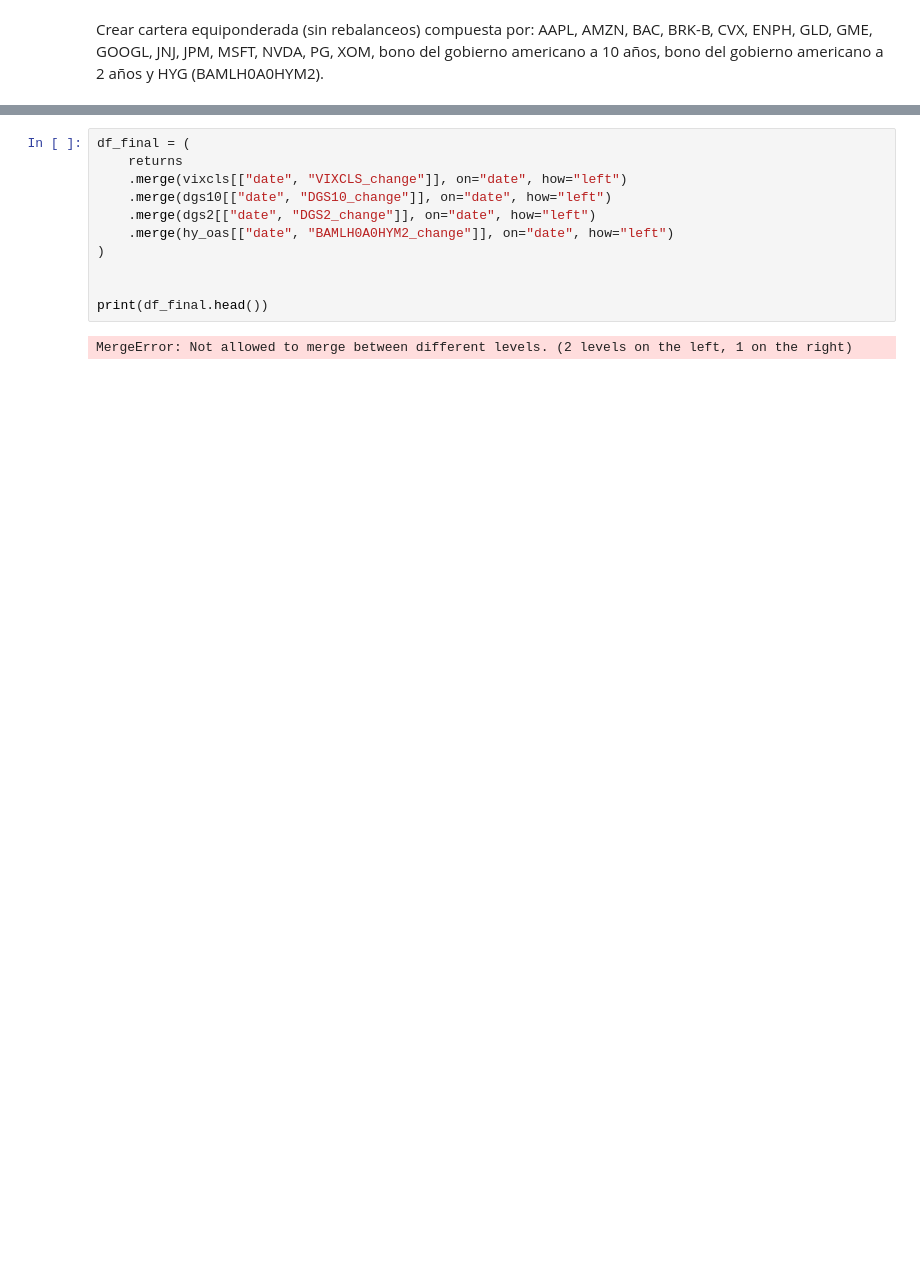
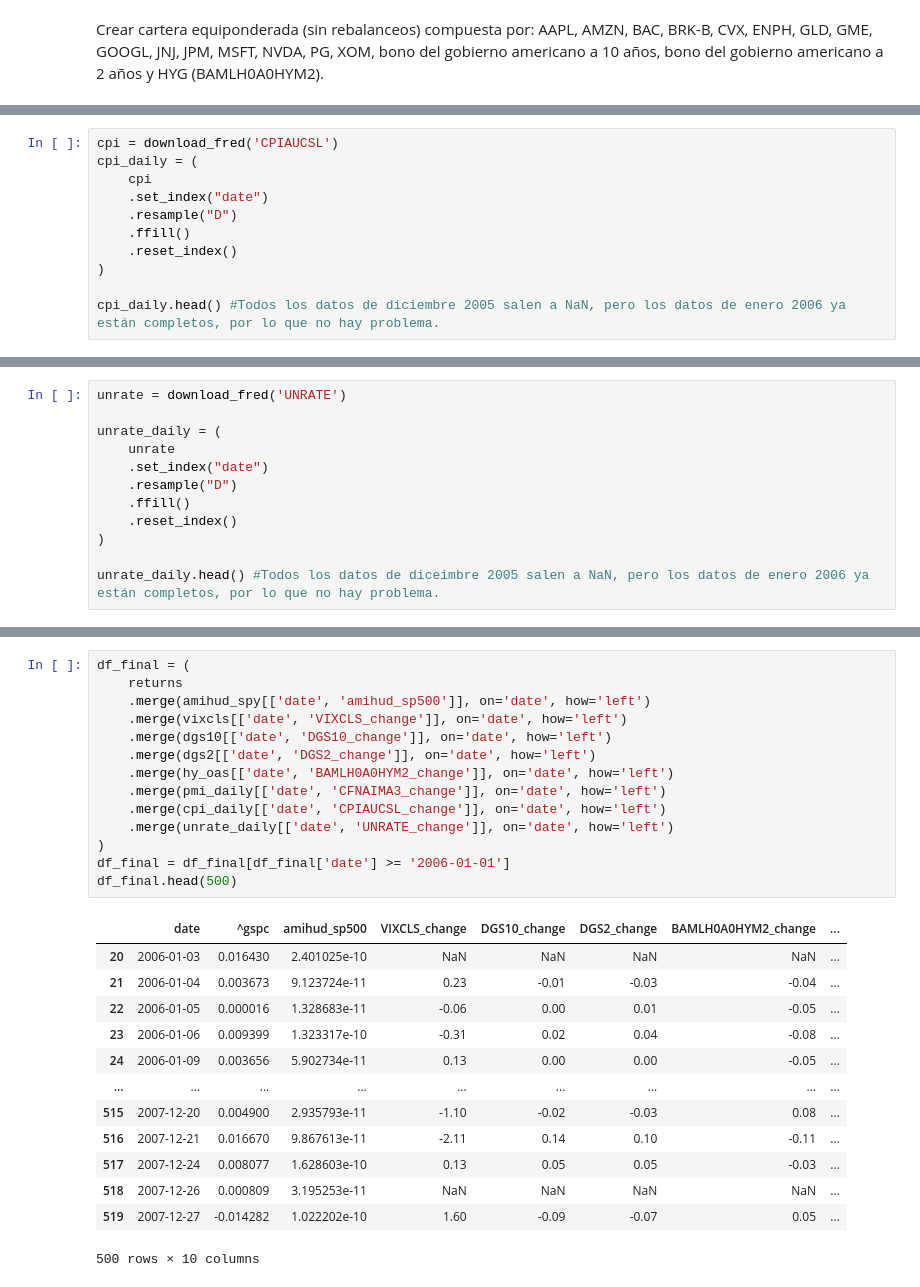
Before and after one commit to NataliaSJO/Practica-MIAX-gestion-de-riesgos, a Jupyter notebook: notebook.ipynb, the cells around one changed output, grey strips where cells are left out. Saved outputs shown, nothing was run; the diff lists cells and outputs as text; blank space fills up the shorter version.

```diff
--- a/notebook.ipynb
+++ b/notebook.ipynb
@@ -111,0 +168,11 @@ print(hy_oas.head())
+# %%
+cpi = download_fred('CPIAUCSL')
+cpi_daily = (
+    cpi
+    .set_index("date")
+    .resample("D")
+    .ffill()
+    .reset_index()
+)
+
+cpi_daily.head() #Todos los datos de diciembre 2005 salen a NaN, pero los datos de enero 2006 ya están completos, por lo que no hay problema.
@@ -111,0 +186,12 @@ print(hy_oas.head())
+# %%
+unrate = download_fred('UNRATE')
+
+unrate_daily = (
+    unrate
+    .set_index("date")
+    .resample("D")
+    .ffill()
+    .reset_index()
+)
+
+unrate_daily.head() #Todos los datos de diceimbre 2005 salen a NaN, pero los datos de enero 2006 ya están completos, por lo que no hay problema.
@@ -112,13 +211,28 @@ print(hy_oas.head())
 # %%
 df_final = (
     returns
-    .merge(vixcls[["date", "VIXCLS_change"]], on="date", how="left")
-    .merge(dgs10[["date", "DGS10_change"]], on="date", how="left")
-    .merge(dgs2[["date", "DGS2_change"]], on="date", how="left")
-    .merge(hy_oas[["date", "BAMLH0A0HYM2_change"]], on="date", how="left")
+    .merge(amihud_spy[['date', 'amihud_sp500']], on='date', how='left')
+    .merge(vixcls[['date', 'VIXCLS_change']], on='date', how='left')
+    .merge(dgs10[['date', 'DGS10_change']], on='date', how='left')
+    .merge(dgs2[['date', 'DGS2_change']], on='date', how='left')
+    .merge(hy_oas[['date', 'BAMLH0A0HYM2_change']], on='date', how='left')
+    .merge(pmi_daily[['date', 'CFNAIMA3_change']], on='date', how='left')
+    .merge(cpi_daily[['date', 'CPIAUCSL_change']], on='date', how='left')
+    .merge(unrate_daily[['date', 'UNRATE_change']], on='date', how='left')
 )
-
-
-print(df_final.head())
+df_final = df_final[df_final['date'] >= '2006-01-01']
+df_final.head(500)
 # %% [output]
+|  | date | ^gspc | amihud_sp500 | VIXCLS_change | DGS10_change | DGS2_change | BAMLH0A0HYM2_change | ... |
+| 20 | 2006-01-03 | 0.016430 | 2.401025e-10 | NaN | NaN | NaN | NaN | ... |
+| 21 | 2006-01-04 | 0.003673 | 9.123724e-11 | 0.23 | -0.01 | -0.03 | -0.04 | ... |
+| 22 | 2006-01-05 | 0.000016 | 1.328683e-11 | -0.06 | 0.00 | 0.01 | -0.05 | ... |
+| 23 | 2006-01-06 | 0.009399 | 1.323317e-10 | -0.31 | 0.02 | 0.04 | -0.08 | ... |
+| 24 | 2006-01-09 | 0.003656 | 5.902734e-11 | 0.13 | 0.00 | 0.00 | -0.05 | ... |
+| ... | ... | ... | ... | ... | ... | ... | ... | ... |
+| 515 | 2007-12-20 | 0.004900 | 2.935793e-11 | -1.10 | -0.02 | -0.03 | 0.08 | ... |
+| 516 | 2007-12-21 | 0.016670 | 9.867613e-11 | -2.11 | 0.14 | 0.10 | -0.11 | ... |
+| 517 | 2007-12-24 | 0.008077 | 1.628603e-10 | 0.13 | 0.05 | 0.05 | -0.03 | ... |
+| 518 | 2007-12-26 | 0.000809 | 3.195253e-11 | NaN | NaN | NaN | NaN | ... |
+| 519 | 2007-12-27 | -0.014282 | 1.022202e-10 | 1.60 | -0.09 | -0.07 | 0.05 | ... |
-MergeError: Not allowed to merge between different levels. (2 levels on the left, 1 on the right)
+500 rows × 10 columns
```
Also changed, not shown: parts of 24 cells of this notebook, 1 other file.
